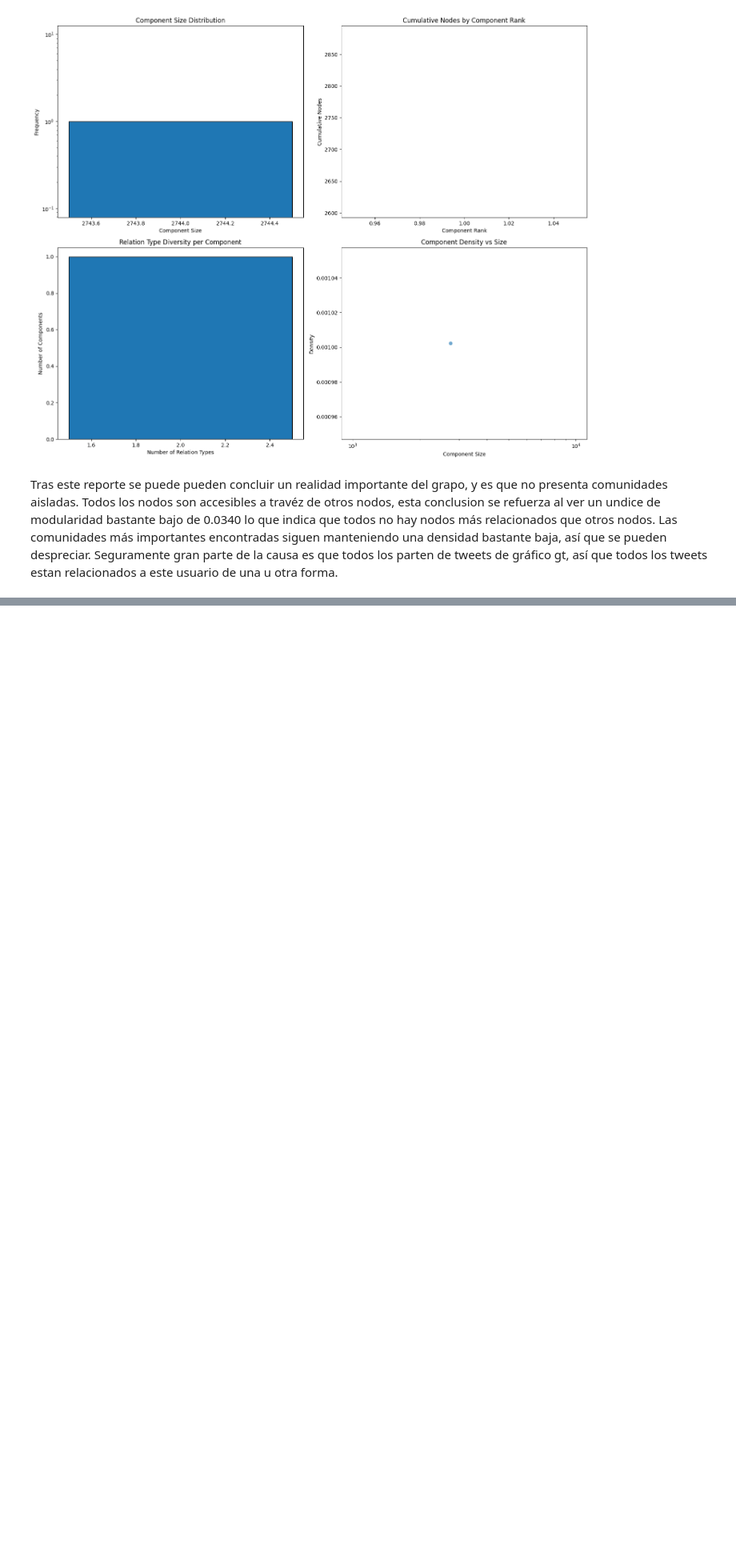
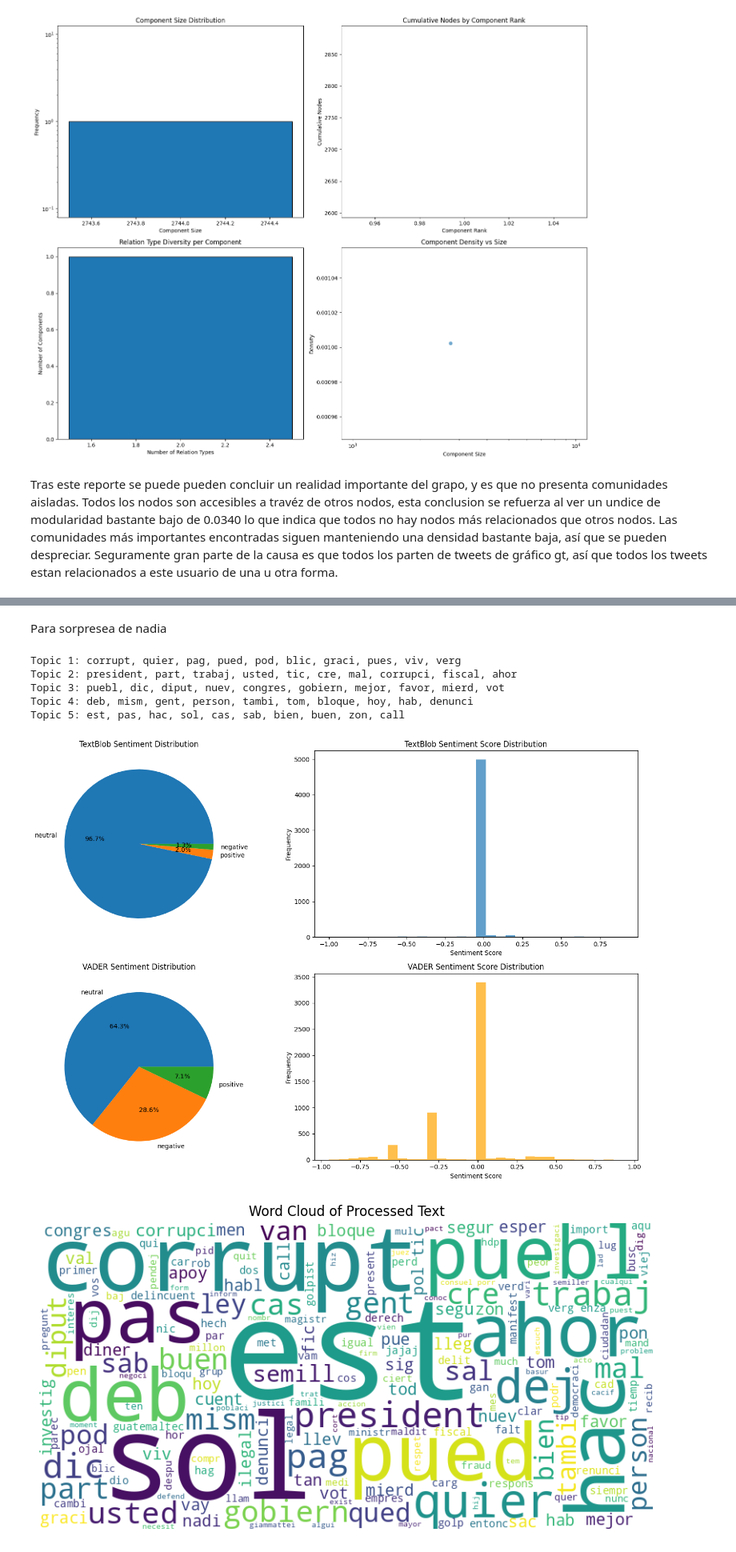
Before and after one commit to Gerax5/DS-lab6, a Jupyter notebook: report.ipynb, the cells around one changed output, grey strips where cells are left out. Shown at 80% size. Saved outputs shown, nothing was run; the diff lists cells and outputs as text; code cells hidden in the pictures; blank space fills up the shorter version.

Commit message:
feat: add sentiment analysis

```diff
--- a/report.ipynb
+++ b/report.ipynb
@@ -224,0 +236,3 @@ df_train.head(3)
+# %%
+df_train = df_train[df_train["text_clean_raw"].str.strip() != ""]
+df_train.head(10)
@@ -689,0 +718,4 @@ Tras este reporte se puede pueden concluir un realidad importante del grapo, y e
+# %%
+from SentimentAnalysis import *
+
+analyzer = SpanishTextAnalyzer(df_train, 'text_clean_raw', 'hashtags')
@@ -689,0 +726,20 @@ Tras este reporte se puede pueden concluir un realidad importante del grapo, y e
+# %% [markdown]
+Para sorpresea de nadia
+# %%
+# Perform topic modeling
+lda_model, vectorizer, doc_term_matrix = analyzer.perform_topic_modeling(n_topics=5, method='lda')
+if lda_model:
+    topics = analyzer.display_topics(lda_model, vectorizer)
+# %% [output]
+Topic 1: corrupt, quier, pag, pued, pod, blic, graci, pues, viv, verg
+Topic 2: president, part, trabaj, usted, tic, cre, mal, corrupci, fiscal, ahor
+Topic 3: puebl, dic, diput, nuev, congres, gobiern, mejor, favor, mierd, vot
+Topic 4: deb, mism, gent, person, tambi, tom, bloque, hoy, hab, denunci
+Topic 5: est, pas, hac, sol, cas, sab, bien, buen, zon, call
+# %%
+# Create visualizations
+analyzer.visualize_sentiment_distribution()
+analyzer.create_wordcloud()
+# %% [output]
+[figure, added]
+[figure, added]
```
Also changed, not shown: parts of 11 cells of this notebook, 1 other file.
